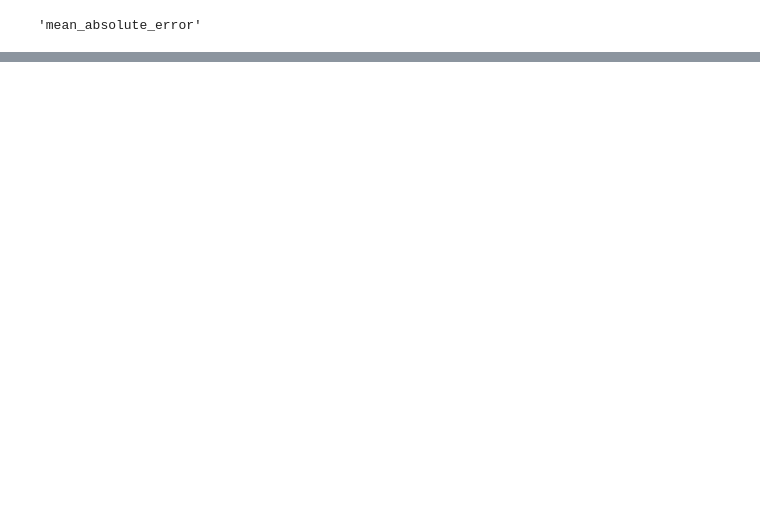
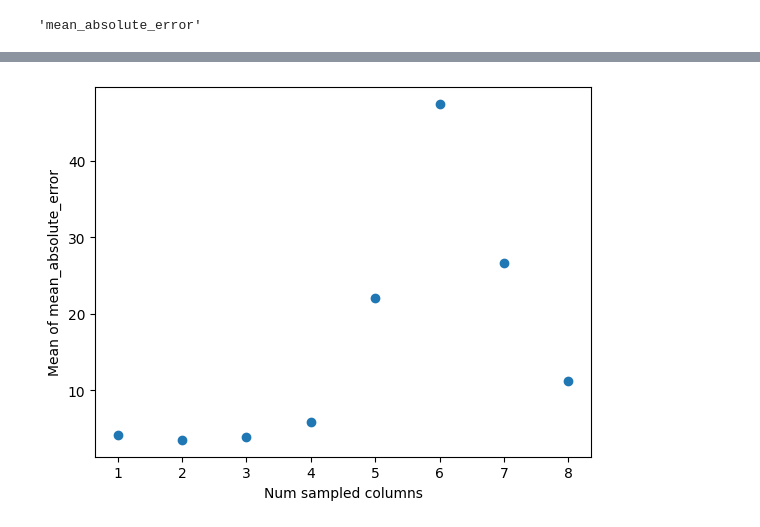
Before and after one commit to jeanimal/double_descent_dar, a Jupyter notebook: double_descent_mtcars_reg.ipynb, the cells around one changed output, grey strips where cells are left out. Saved outputs shown, nothing was run; the diff lists cells and outputs as text; code cells hidden in the pictures; blank space fills up the shorter version.

Commit message:
Added example of double descent curve.

```diff
--- a/double_descent_mtcars_reg.ipynb
+++ b/double_descent_mtcars_reg.ipynb
@@ -162,0 +169,22 @@ plt.show()
+# %%
+def sample_by_num_cols(num_sampled_columns_local):
+    return sample_eval.sample_and_calc_metric(X, y, num_sampled_rows, num_sampled_columns_local, train_proportion, model, my_metric, replace=False, random_state=random_state)['test']
+# %%
+num_samples = 200
+train_proportion = 0.5
+metric_all_samples = []
+for num_sampled_columns in range(1, X.shape[1]-1):
+    metric_all_samples.append((num_sampled_columns, [sample_by_num_cols(num_sampled_columns) for _ in range(num_samples)]))
+# %%
+metric_means = [(col_val_tuple[0], np.mean(col_val_tuple[1])) for col_val_tuple in metric_all_samples]
+# %%
+res = list(zip(*metric_means))
+num_cols = res[0]
+means = res[1]
+# %%
+plt.scatter(num_cols, means)
+plt.xlabel("Num sampled columns")
+plt.ylabel("Mean of " + my_metric.__name__)
+plt.show()
+# %% [output]
+[figure, added]
```
Also changed, not shown: parts of 10 cells of this notebook.
